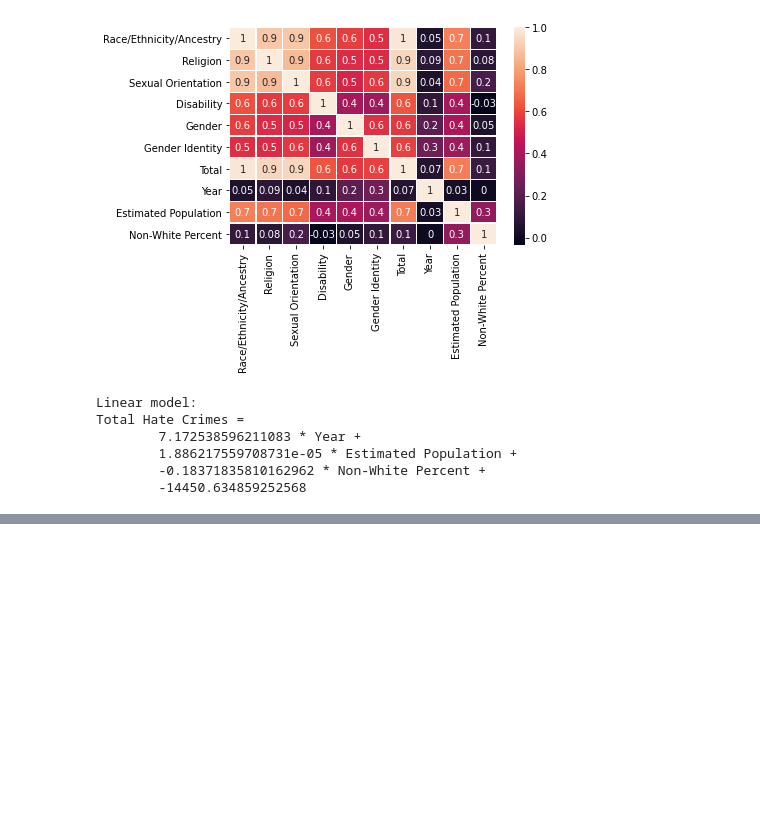
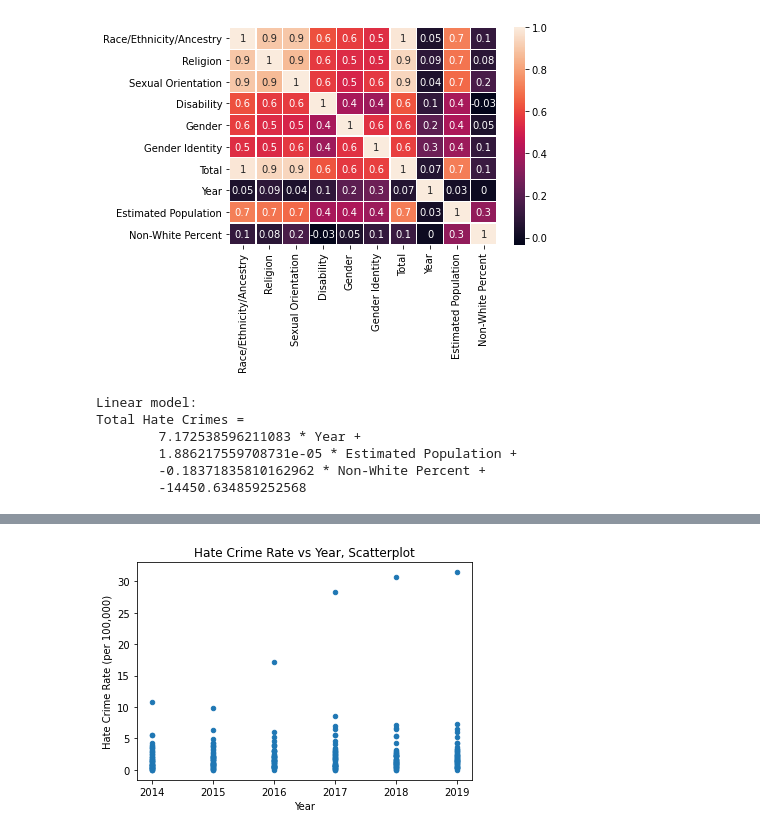
Before and after one commit to amityavasani/cmsc320final, a Jupyter notebook: cmsc320_finalproject.ipynb, the cells around one changed output, grey strips where cells are left out. Cells and saved outputs as stored; diff of their text form; code cells hidden in the pictures; blank space fills up the shorter version.

```diff
--- a/cmsc320_finalproject.ipynb
+++ b/cmsc320_finalproject.ipynb
@@ -250,0 +259,3 @@ strong multicollinearity or other numerical problems.
+# %%
+hc['Hate Crime Rate'] = hc['Total'] * 100000 / hc['Estimated Population']
+hc
@@ -250,0 +277,9 @@ strong multicollinearity or other numerical problems.
+# %%
+ax = plt.gca()
+hc.plot.scatter('Year', 'Hate Crime Rate', ax=ax)
+plt.title("Hate Crime Rate vs Year, Scatterplot")
+plt.xlabel("Year")
+plt.ylabel("Hate Crime Rate (per 100,000)")
+plt.show()
+# %% [output]
+[figure, added]
```
Also changed, not shown: parts of 9 cells of this notebook.
